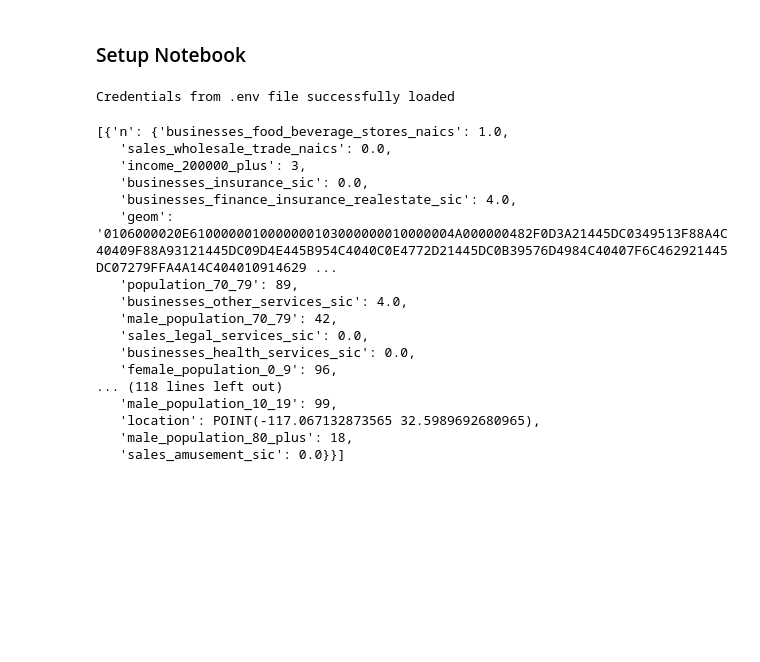
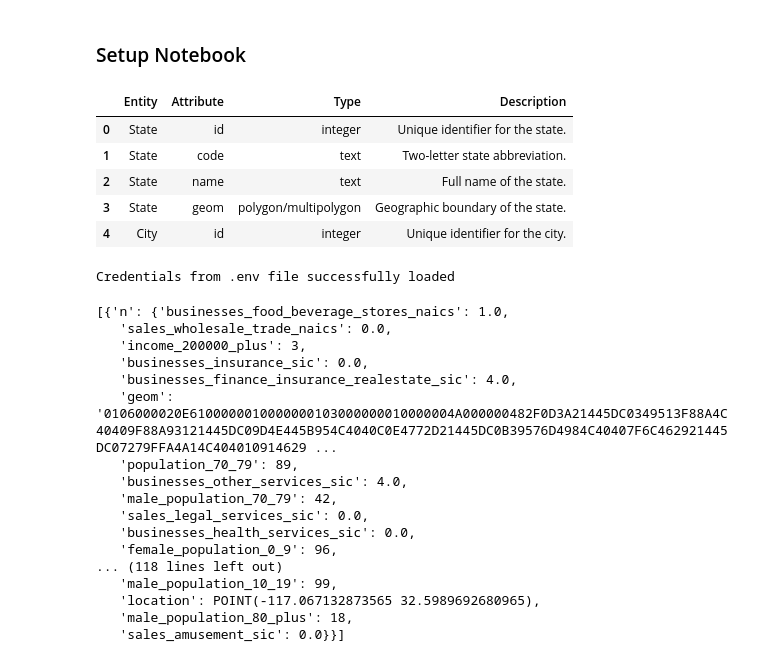
Before and after one commit to swhoyle/business-opportunity-graph, a Jupyter notebook: notebooks/08_neo4j_llm.ipynb, the cells around one changed output. Saved outputs shown, nothing was run; the diff lists cells and outputs as text; code cells hidden in the pictures; blank space fills up the shorter version.

Commit message:
load context csvs for llm

```diff
--- a/notebooks/08_neo4j_llm.ipynb
+++ b/notebooks/08_neo4j_llm.ipynb
@@ -40,6 +40,21 @@ from neo4j import GraphDatabase
 from decimal import Decimal
 from shapely import wkb
 from pyproj import CRS, Transformer
+# %%
+import pandas as pd
+
+# Load the CSV file
+entity_attributes_df = pd.read_csv('../data/llm/business_opportunity_entity_attributes.csv')
+entity_relationships_df = pd.read_csv('../data/llm/business_opportunity_entity_relationships.csv')
+# %%
+entity_attributes_df.head()
+# %% [output]
+|  | Entity | Attribute | Type | Description |
+| 0 | State | id | integer | Unique identifier for the state. |
+| 1 | State | code | text | Two-letter state abbreviation. |
+| 2 | State | name | text | Full name of the state. |
+| 3 | State | geom | polygon/multipolygon | Geographic boundary of the state. |
+| 4 | City | id | integer | Unique identifier for the city. |
 # %%
 
 load_dotenv()
```
Also changed, not shown: parts of 1 cell of this notebook, 2 other files.
